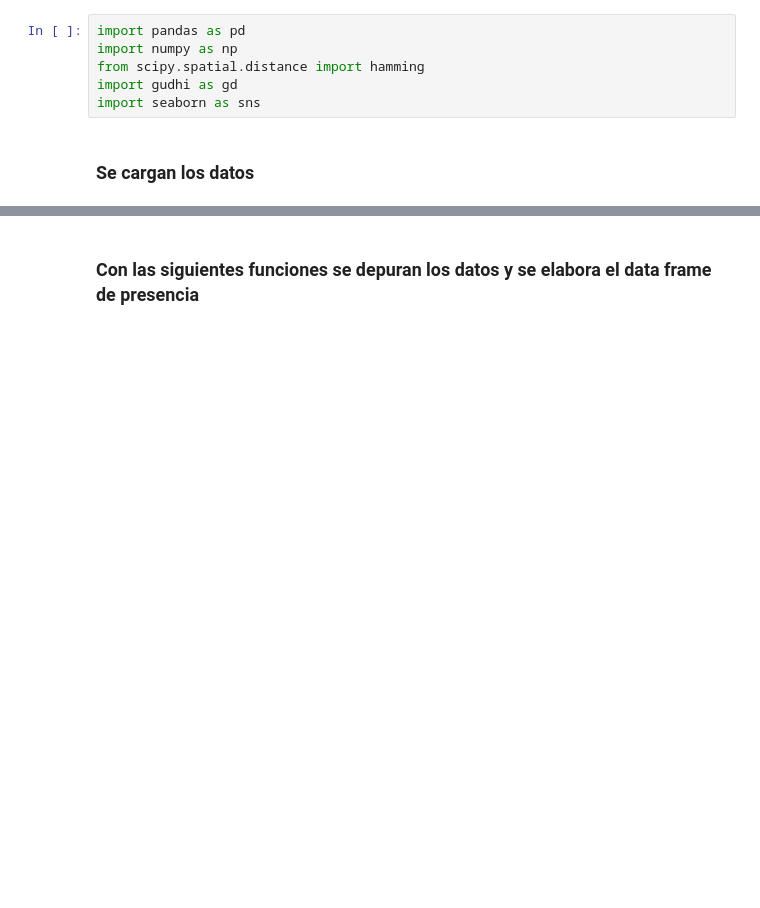
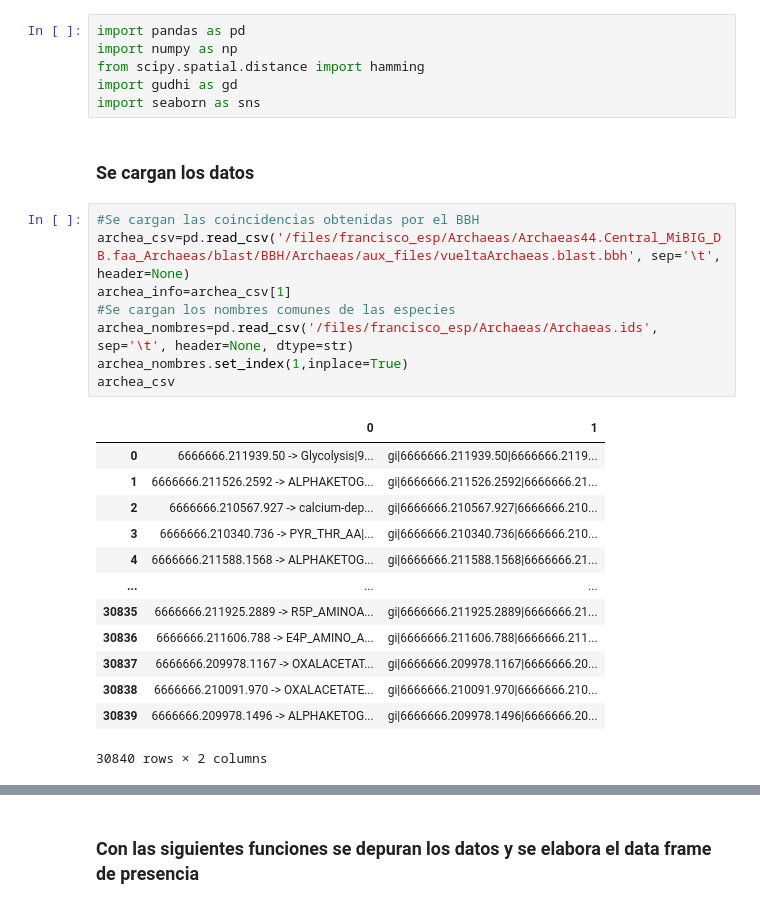
Before and after one commit to FFranciscoEspinosa/Tesis, a Jupyter notebook: buscar_nodos_uno_hoyos.ipynb, the cells around one changed output, grey strips where cells are left out. Cells and saved outputs as stored; diff of their text form; blank space fills up the shorter version.

```diff
--- a/buscar_nodos_uno_hoyos.ipynb
+++ b/buscar_nodos_uno_hoyos.ipynb
@@ -6,6 +6,28 @@ import gudhi as gd
 import seaborn as sns
 # %% [markdown]
 <h3>Se cargan los datos</h3>
+# %%
+#Se cargan las coincidencias obtenidas por el BBH
+archea_csv=pd.read_csv('/files/francisco_esp/Archaeas/Archaeas44.Central_MiBIG_DB.faa_Archaeas/blast/BBH/Archaeas/aux_files/vueltaArchaeas.blast.bbh', sep='\t', header=None)
+archea_info=archea_csv[1]
+#Se cargan los nombres comunes de las especies
+archea_nombres=pd.read_csv('/files/francisco_esp/Archaeas/Archaeas.ids', sep='\t', header=None, dtype=str)
+archea_nombres.set_index(1,inplace=True)
+archea_csv
+# %% [output]
+|  | 0 | 1 |
+| 0 | 6666666.211939.50 -> Glycolysis|9... | gi|6666666.211939.50|6666666.2119... |
+| 1 | 6666666.211526.2592 -> ALPHAKETOG... | gi|6666666.211526.2592|6666666.21... |
+| 2 | 6666666.210567.927 -> calcium-dep... | gi|6666666.210567.927|6666666.210... |
+| 3 | 6666666.210340.736 -> PYR_THR_AA|... | gi|6666666.210340.736|6666666.210... |
+| 4 | 6666666.211588.1568 -> ALPHAKETOG... | gi|6666666.211588.1568|6666666.21... |
+| ... | ... | ... |
+| 30835 | 6666666.211925.2889 -> R5P_AMINOA... | gi|6666666.211925.2889|6666666.21... |
+| 30836 | 6666666.211606.788 -> E4P_AMINO_A... | gi|6666666.211606.788|6666666.211... |
+| 30837 | 6666666.209978.1167 -> OXALACETAT... | gi|6666666.209978.1167|6666666.20... |
+| 30838 | 6666666.210091.970 -> OXALACETATE... | gi|6666666.210091.970|6666666.210... |
+| 30839 | 6666666.209978.1496 -> ALPHAKETOG... | gi|6666666.209978.1496|6666666.20... |
+30840 rows × 2 columns
 # %%
 #Se cargan las coincidencias obtenidas por el BBH
 pseudo_csv=pd.read_csv('/files/francisco_esp/Pseudomonas/Pseudomonas44.Central_MiBIG_DB.faa_Pseudo219/blast/BBH/Pseudo219/aux_files/vueltaPseudo219.blast.bbh', sep='\t', header=None)
```
Also changed, not shown: parts of 20 cells of this notebook.
